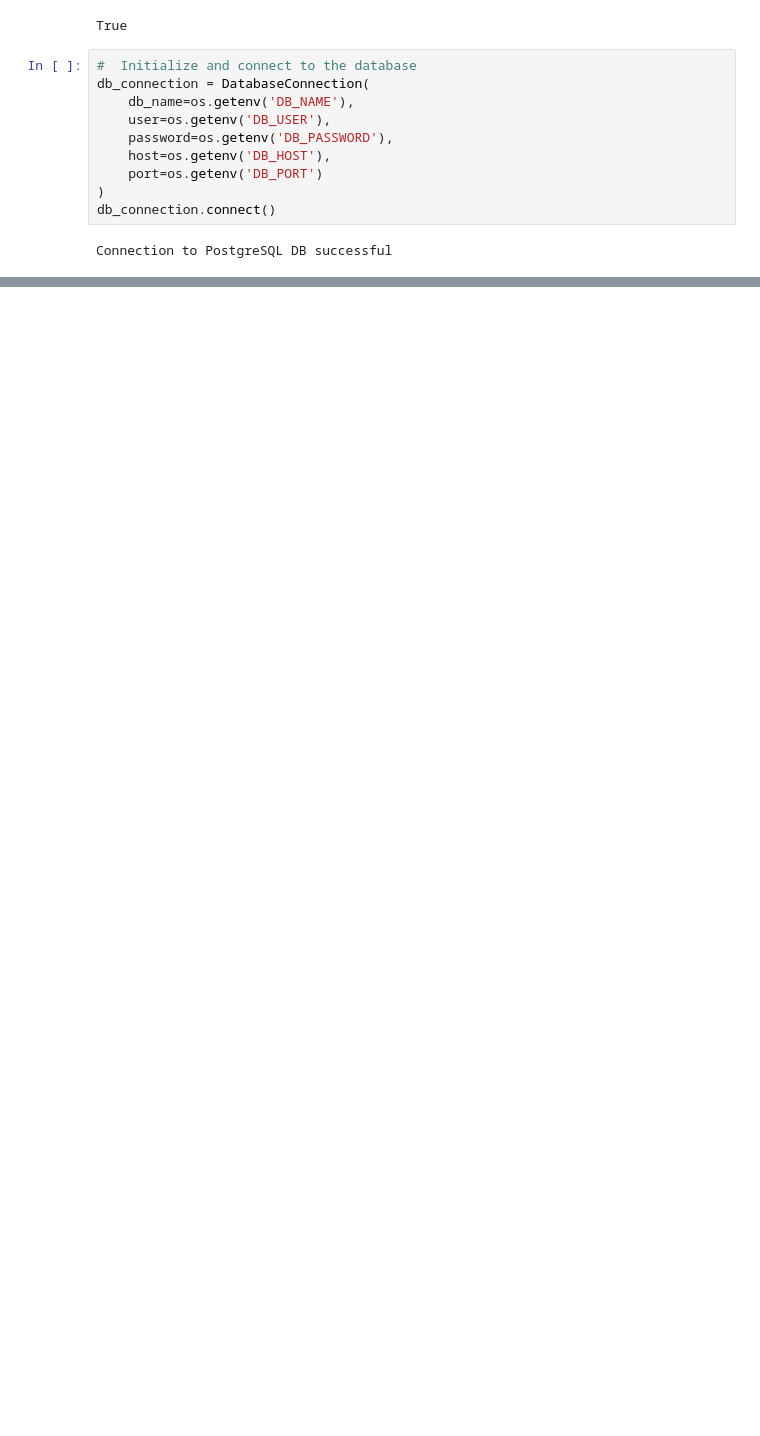
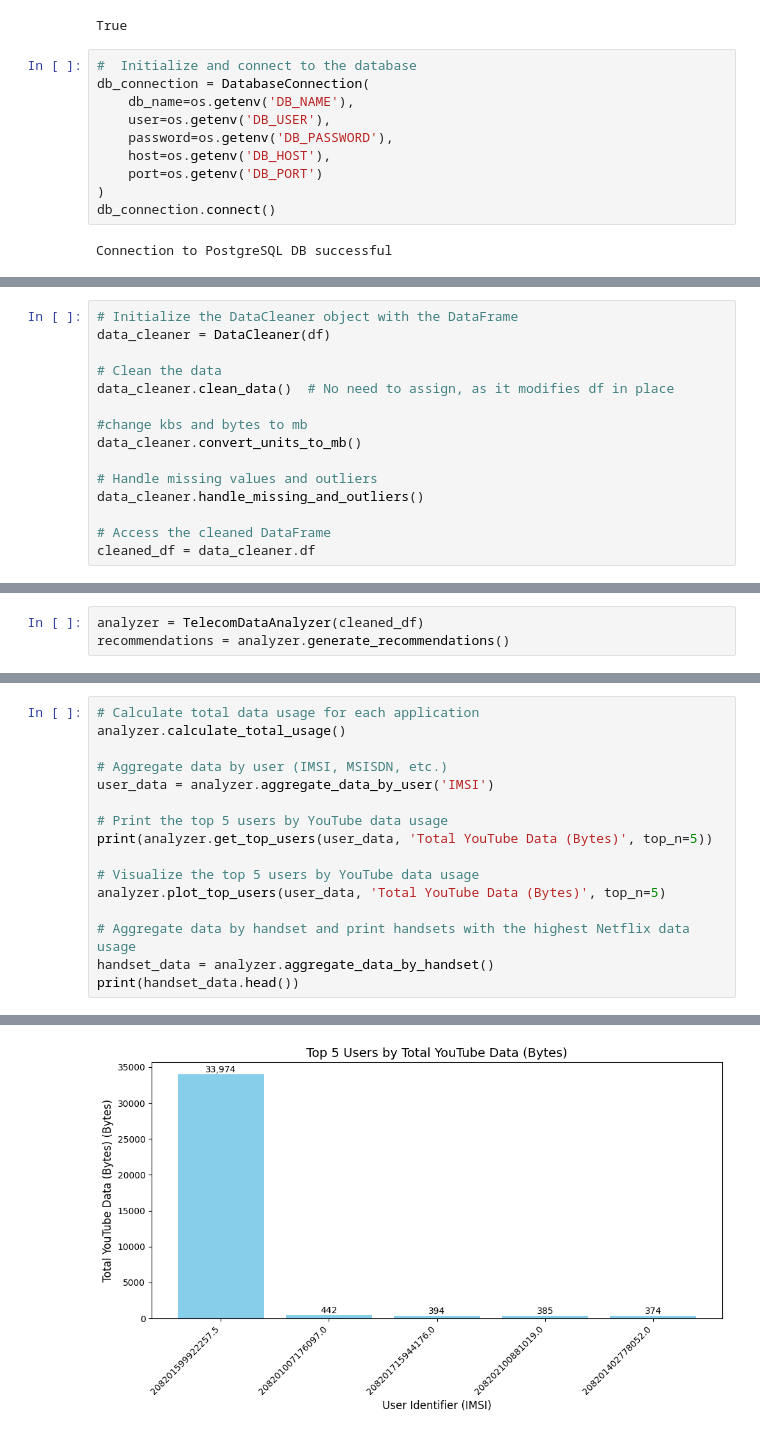
Before and after one commit to fsefu/customer-insights-analytics, a Jupyter notebook: notebooks/over_view_analysis.ipynb, the cells around one changed output, grey strips where cells are left out. Saved outputs shown, nothing was run; the diff lists cells and outputs as text; blank space fills up the shorter version.

```diff
--- a/notebooks/over_view_analysis.ipynb
+++ b/notebooks/over_view_analysis.ipynb
@@ -59 +45,16 @@ db_connection.close()
 Connection closed.
+# %%
+# Initialize the DataCleaner object with the DataFrame
+data_cleaner = DataCleaner(df)
+
+# Clean the data
+data_cleaner.clean_data()  # No need to assign, as it modifies df in place
+
+#change kbs and bytes to mb
+data_cleaner.convert_units_to_mb()
+
+# Handle missing values and outliers
+data_cleaner.handle_missing_and_outliers()
+
+# Access the cleaned DataFrame
+cleaned_df = data_cleaner.df
@@ -59,0 +66,3 @@ Connection closed.
+# %%
+analyzer = TelecomDataAnalyzer(cleaned_df)
+recommendations = analyzer.generate_recommendations()
@@ -59,0 +138,17 @@ Connection closed.
+# %%
+# Calculate total data usage for each application
+analyzer.calculate_total_usage()
+
+# Aggregate data by user (IMSI, MSISDN, etc.)
+user_data = analyzer.aggregate_data_by_user('IMSI')
+
+# Print the top 5 users by YouTube data usage
+print(analyzer.get_top_users(user_data, 'Total YouTube Data (Bytes)', top_n=5))
+
+# Visualize the top 5 users by YouTube data usage
+analyzer.plot_top_users(user_data, 'Total YouTube Data (Bytes)', top_n=5)
+
+# Aggregate data by handset and print handsets with the highest Netflix data usage
+handset_data = analyzer.aggregate_data_by_handset()
+print(handset_data.head())
+# %% [output]
@@ -59,0 +172 @@ Connection closed.
+[figure, added]
```
Also changed, not shown: parts of 20 cells of this notebook, 5 other files.
